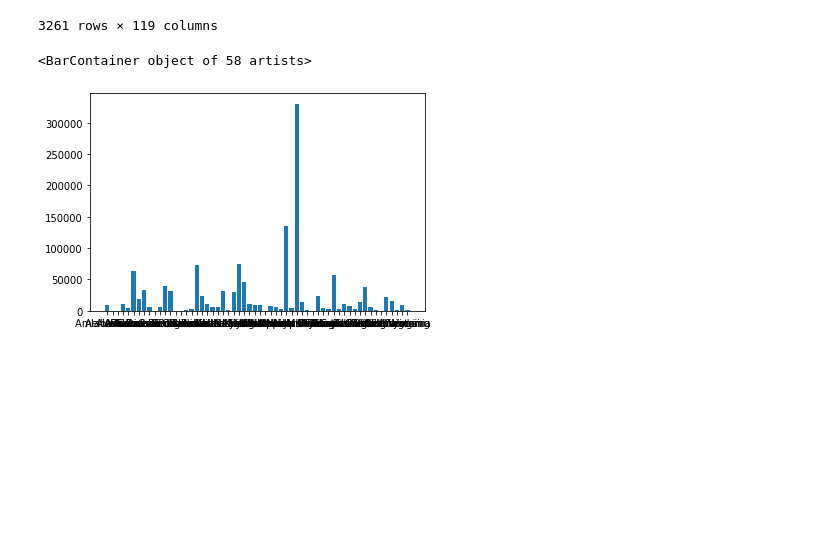
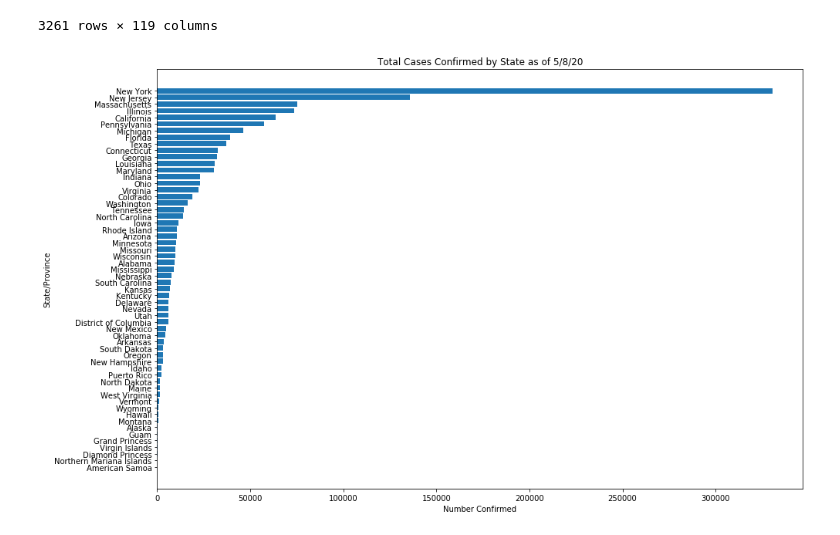
Before and after one commit to luluricketts/COVID19, a Jupyter notebook: COVID.ipynb, the cells around one changed output. Drawn from its saved outputs; the diff is of its cells as text; code cells hidden in the pictures; blank space fills up the shorter version.

```diff
--- a/COVID.ipynb
+++ b/COVID.ipynb
@@ -42,10 +45,13 @@ US_c
 | 3260 | 84070020 | US | USA | 840 | NaN | Weber-Morgan | Utah | US | 41.271160 | ... |
 3261 rows × 119 columns
 # %%
-states = pd.DataFrame(US_c.groupby('Province_State').sum())
+states = pd.DataFrame(US_c.groupby('Province_State').sum().sort_values(by='5/8/20'))
 
-plt.figure(figsize(15))
-plt.bar(states.index, states['5/8/20'])
+plt.figure(figsize=(15,10))
+plt.barh(states.index, states['5/8/20'])
+plt.xlabel('Number Confirmed')
+plt.ylabel('State/Province')
+plt.title('Total Cases Confirmed by State as of {}'.format(states.columns[-1]))
+plt.show()
 # %% [output]
-<BarContainer object of 58 artists>
-[figure, old version]
+[figure, new version]
```
Also changed, not shown: parts of 9 cells of this notebook.
